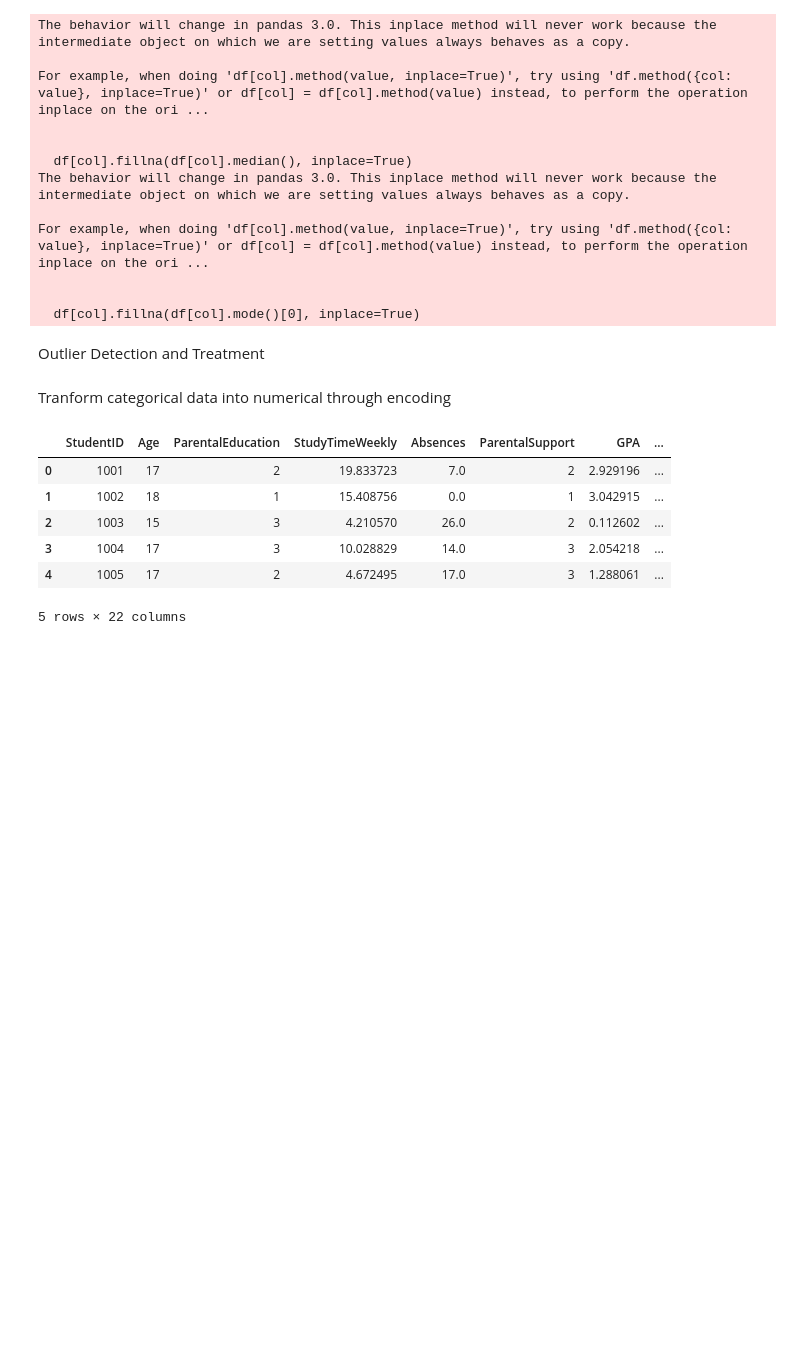
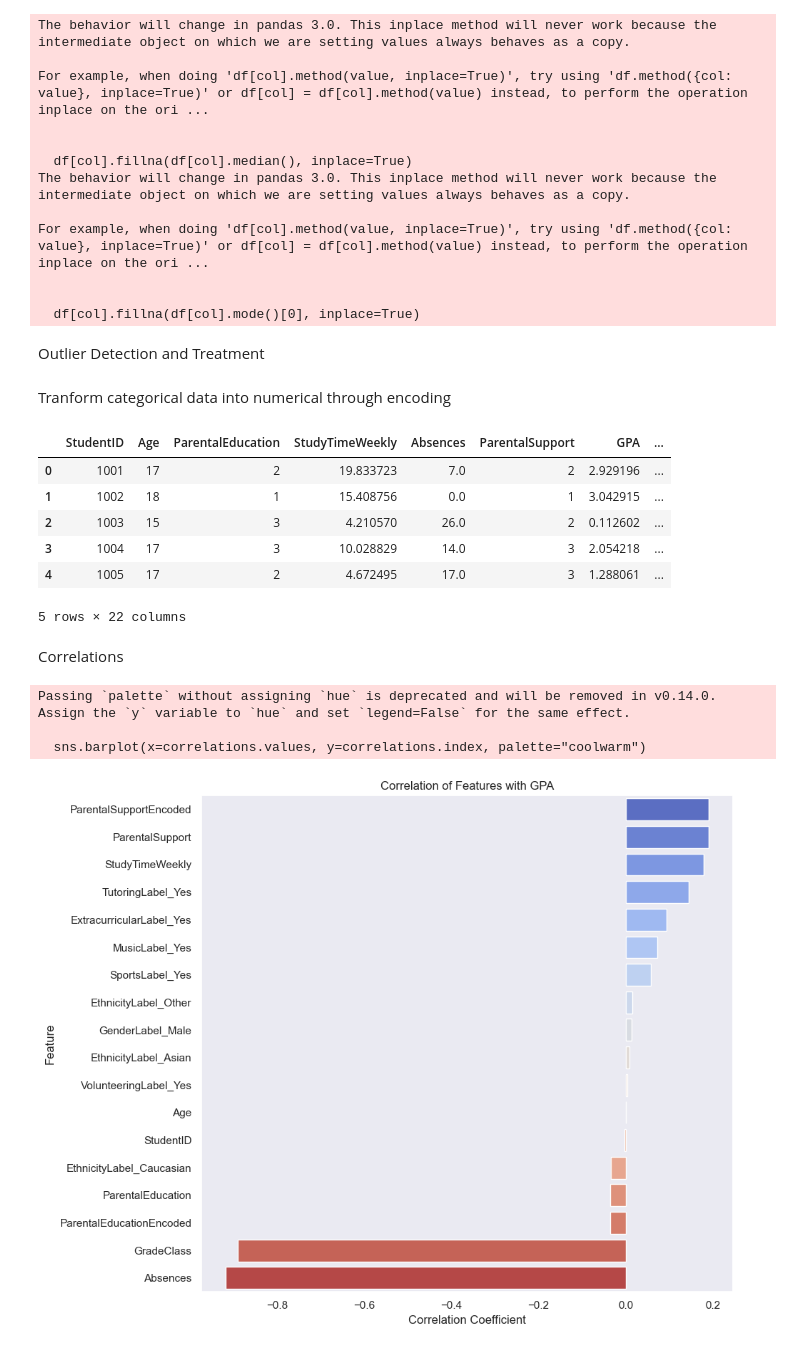
Before and after one commit to AnnMariDB/MLG382-Projects, a Jupyter notebook: MLG382Project1/Group E_MLG382_GuidedProject.ipynb, the cells around one changed output. Saved outputs shown, nothing was run; the diff lists cells and outputs as text; code cells hidden in the pictures; blank space fills up the shorter version.

```diff
--- a/MLG382Project1/Group E_MLG382_GuidedProject.ipynb
+++ b/MLG382Project1/Group E_MLG382_GuidedProject.ipynb
@@ -379,6 +379,8 @@ df_encoded.drop(columns=[
     'Gender', 'Ethnicity', 'Tutoring', 'Extracurricular',
     'Sports', 'Music', 'Volunteering'
 ], inplace=True)
+
+df_encoded = df_encoded.astype({col: int for col in df_encoded.select_dtypes('bool').columns})
 # %%
 df_encoded.head()
 # %% [output]
@@ -389,3 +391,22 @@ df_encoded.head()
 | 3 | 1004 | 17 | 3 | 10.028829 | 14.0 | 3 | 2.054218 | ... |
 | 4 | 1005 | 17 | 2 | 4.672495 | 17.0 | 3 | 1.288061 | ... |
 5 rows × 22 columns
+# %% [markdown]
+Correlations
+# %%
+correlations = df_encoded.corr(numeric_only=True)['GPA'].sort_values(ascending=False)
+correlations = correlations.drop('GPA')  # Remove GPA itself
+
+plt.figure(figsize=(10, 8))
+sns.barplot(x=correlations.values, y=correlations.index, palette="coolwarm")
+plt.title("Correlation of Features with GPA")
+plt.xlabel("Correlation Coefficient")
+plt.ylabel("Feature")
+plt.grid(axis='x')
+plt.tight_layout()
+plt.show()
+# %% [output]
+Passing `palette` without assigning `hue` is deprecated and will be removed in v0.14.0. Assign the `y` variable to `hue` and set `legend=False` for the same effect.
+
+  sns.barplot(x=correlations.values, y=correlations.index, palette="coolwarm")
+[figure, added]
```
Also changed, not shown: parts of 1 cell of this notebook.
